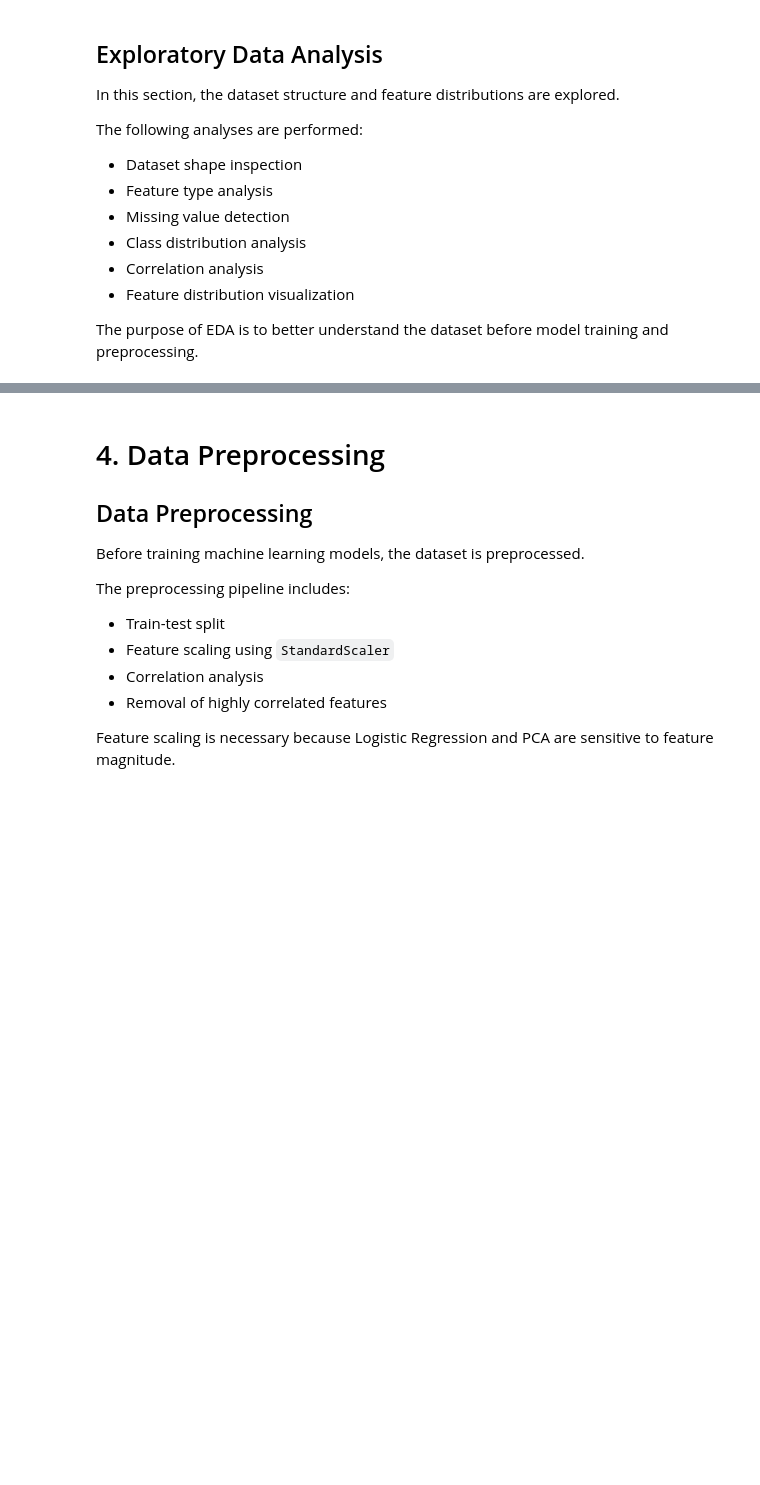
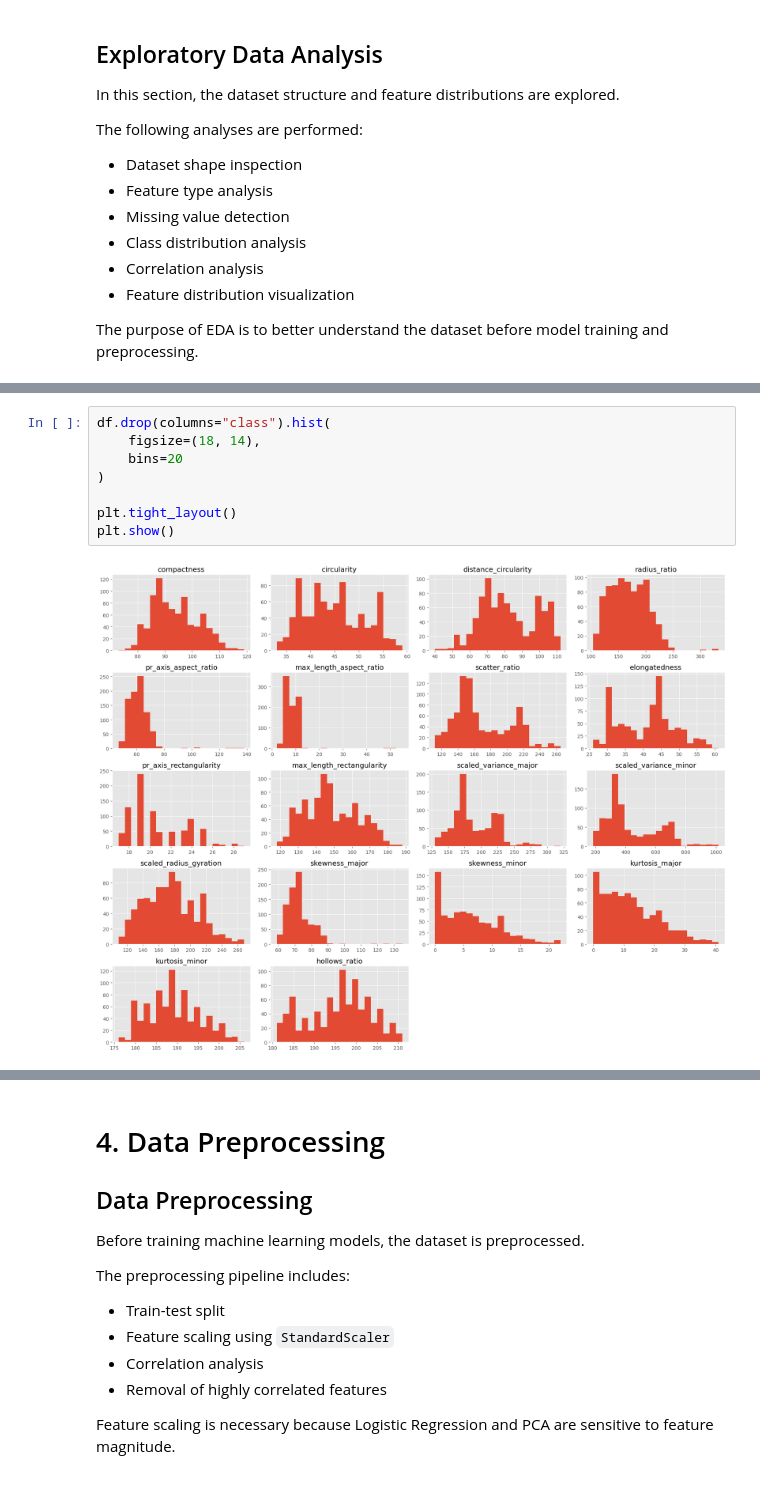
Before and after one commit to Haruw09/vehicle-silhouettes-ml-pipeline, a Jupyter notebook: notebooks/ml_pipeline.ipynb, the cells around one changed output, grey strips where cells are left out. Cells and saved outputs as stored; diff of their text form; blank space fills up the shorter version.

```diff
--- a/notebooks/ml_pipeline.ipynb
+++ b/notebooks/ml_pipeline.ipynb
@@ -190,0 +243,10 @@ The purpose of EDA is to better understand the dataset before model training and
+# %%
+df.drop(columns="class").hist(
+    figsize=(18, 14),
+    bins=20
+)
+
+plt.tight_layout()
+plt.show()
+# %% [output]
+[figure, added]
```
Also changed, not shown: parts of 4 cells of this notebook.
